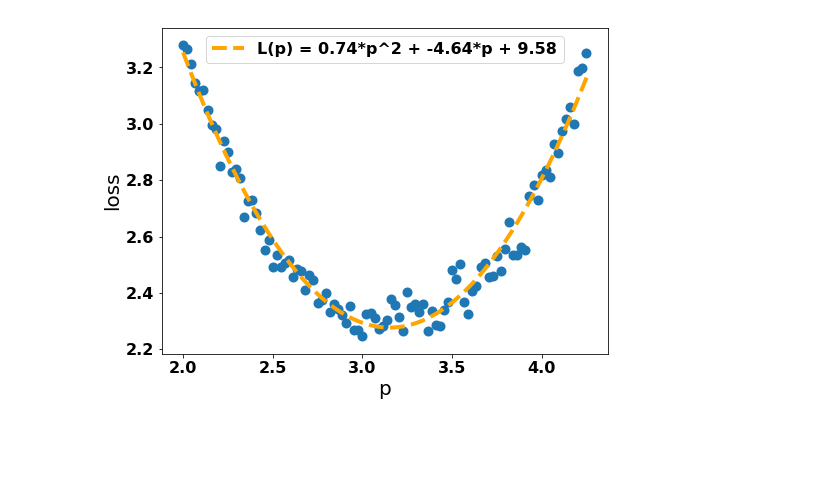
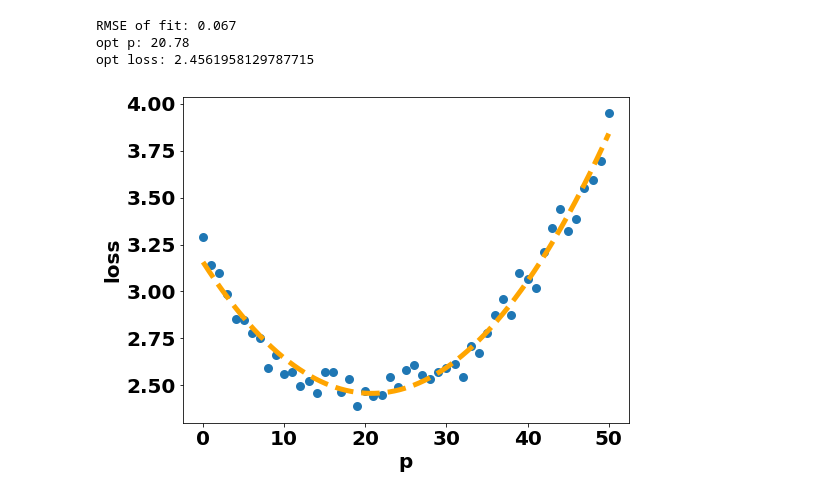
Before and after one commit to ynahshan/nn-quantization-pytorch, a Jupyter notebook: jupyter/loss_vs_p_quadratic.ipynb, the cells around one changed output. Saved outputs shown, nothing was run; the diff lists cells and outputs as text; code cells hidden in the pictures; blank space fills up the shorter version.

```diff
--- a/jupyter/loss_vs_p_quadratic.ipynb
+++ b/jupyter/loss_vs_p_quadratic.ipynb
@@ -7,5 +7,3 @@ import scipy.optimize as opt
 import torch
 import torch.nn as nn
 import pickle
-# %%
-data = pickle.load(open('../data/resnet18_WNoneA2_loss_vs_p.pkl', 'rb'))
@@ -12,20 +37,34 @@ data = pickle.load(open('../data/resnet18_WNoneA2_loss_vs_p.pkl', 'rb'))
 # %%
 plt.rcParams['figure.figsize'] = [8, 6]
-font = {'weight' : 'normal', 'size': 16, 'weight': 'bold'}
+font = {'weight' : 'normal', 'size': 20, 'weight': 'bold'}
 matplotlib.rc('font', **font)
 
-p = data['p']
+data = pickle.load(open('../data/resnet18_WNoneA2_loss_vs_clipping.pkl', 'rb'))
 loss = data['loss']
+p = np.arange(len(loss))
+points_p2 = np.array(data['points'])
 
-plt.scatter(p, loss, linewidth=4);
-plt.ylabel('loss', fontsize=20)
-plt.xlabel('p', fontsize=20);
+plt.scatter(p, loss, linewidth=3);
+plt.ylabel('loss', fontsize=20, weight='bold')
+plt.xlabel('p', fontsize=20, weight='bold');
 
-xp = np.linspace(np.min(p), np.max(p), 100)
+xp = np.linspace(np.min(p), np.max(p), 1000)
 z = np.polyfit(p, loss, 2)
 y = np.poly1d(z)
-plt.plot(xp, y(xp), '--', linewidth=4, c='orange');
+plt.plot(xp, y(xp), '--', linewidth=5, c='orange');
 
-plt.legend(["L(p) = {:.2f}*p^2 + {:.2f}*p + {:.2f}".format(z[0], z[1], z[2])]);
+# plt.legend(["L(p) = {:.2f}*p^2 + {:.2f}*p + {:.2f}".format(z[0], z[1], z[2])]);
+print("RMSE of fit: {:.3f}".format(np.sqrt(np.mean((y(p) - loss)**2))))
+print("opt p: {:.2f}".format(y.deriv().roots[0]))
+print("opt loss: {}".format(y(y.deriv().roots)[0]))
+
+opt_idx = np.argmin(np.abs(p - xp[np.argmin(y(xp))]))
+opt_point2 = points_p2[opt_idx]
+
+# plt.tight_layout()
+# plt.savefig('../fig/resnet18_loss_vs_p.pdf')
 # %% [output]
+RMSE of fit: 0.067
+opt p: 20.78
+opt loss: 2.4561958129787715
-[figure, old version]
+[figure, new version]
```
Also changed, not shown: parts of 11 cells of this notebook, 13 other files.
